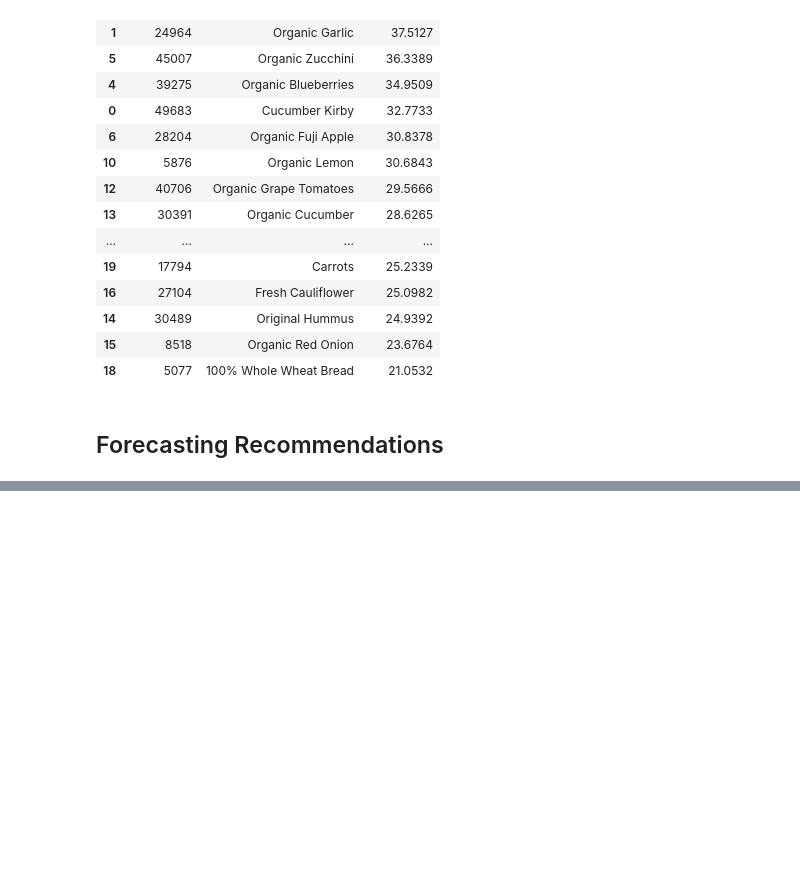
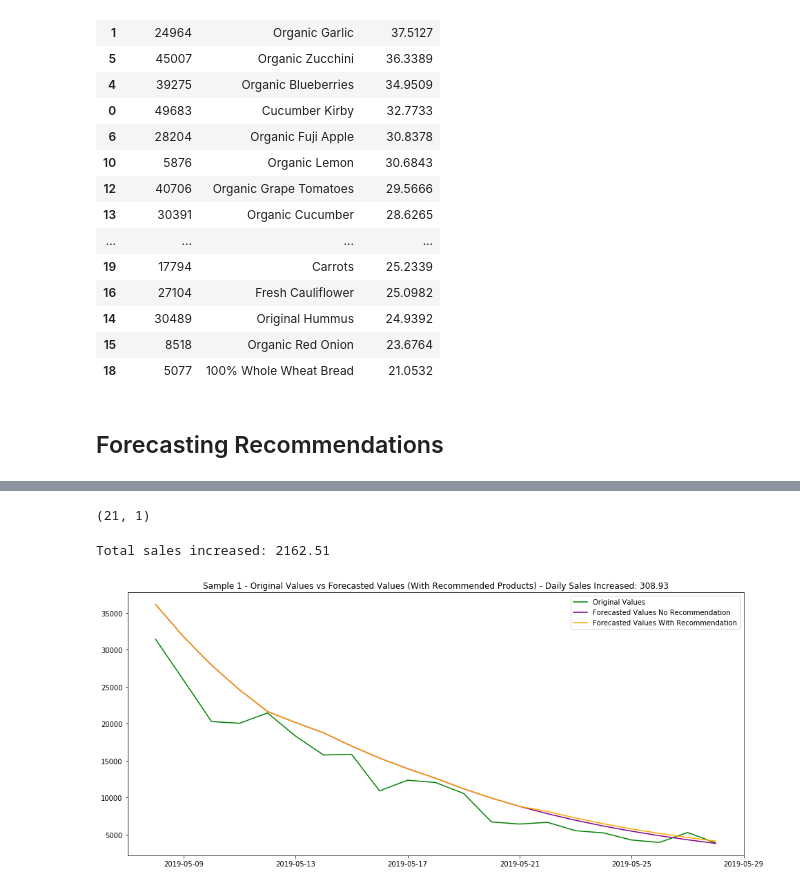
Before and after one commit to hanhanwu/Hanhan_Break_the_Limits, a Jupyter notebook: Bank_Fantasy/Golden_Bridge/recommendation_experiments/similarity_recommendations.ipynb, the cells around one changed output, grey strips where cells are left out. Cells and saved outputs as stored; diff of their text form; code cells hidden in the pictures; blank space fills up the shorter version.

```diff
--- a/Bank_Fantasy/Golden_Bridge/recommendation_experiments/similarity_recommendations.ipynb
+++ b/Bank_Fantasy/Golden_Bridge/recommendation_experiments/similarity_recommendations.ipynb
@@ -301,0 +441,3 @@ prod_score_df
+# %%
+product_values_df = pd.read_pickle('product_values.pkl')
+product_values_df.head()
@@ -301,0 +451,5 @@ prod_score_df
+# %%
+product_values_df['product_id'] = product_values_df['product_id'].astype(str)
+prod_score_sales_df = prod_score_df.merge(product_values_df[['product_id', 'avg_daily_sales']], on='product_id')
+
+prod_score_sales_df.head()
@@ -301,0 +463,36 @@ prod_score_df
+# %%
+test_ct = 20
+daily_sales_increase = 0
+
+original_ts = sample_train_df1.iloc[sample_train_df1.index.isin(train.index)][['purchase_amount']]
+original_ts = original_ts.append(sample_test_df1.iloc[sample_test_df1.index.isin(test.index)][['purchase_amount']])
+print(original_ts.shape)
+
+exp_forecast['y_forecast'] = exp_forecast['y_origin']
+forecast_ts_train = exp_forecast.head(n=latest_period)
+forecast_ts_test = exp_forecast.tail(n=forecast_period)
+
+for idx, r in prod_score_sales_df.iterrows():
+    added_daily_sales = r['avg_daily_sales']
+    forecast_ts_test['y_forecast'] += added_daily_sales
+
+    daily_sales_increase += added_daily_sales
+
+    if idx >= test_ct:
+        break
+# %% [output]
+(21, 1)
+# %%
+forecast_ts = forecast_ts_train.append(forecast_ts_test)
+print('Total sales increased: ' + str(daily_sales_increase * forecast_period))
+
+plt.figure(figsize=(16,7))
+plt.plot(original_ts.index, original_ts, label='Original Values', color='green')
+plt.plot(exp_forecast['ds'], exp_forecast['y_origin'].values, label='Forecasted Values No Recommendation', color='purple')
+plt.plot(forecast_ts['ds'], forecast_ts['y_forecast'].values, label='Forecasted Values With Recommendation', color='orange')
+plt.legend(loc='best')
+plt.title("Sample 1 - Original Values vs Forecasted Values (With Recommended Products) - Daily Sales Increased: " + str(daily_sales_increase))
+plt.show()
+# %% [output]
+Total sales increased: 2162.51
+[figure, added]
```
Also changed, not shown: parts of 11 cells of this notebook.
